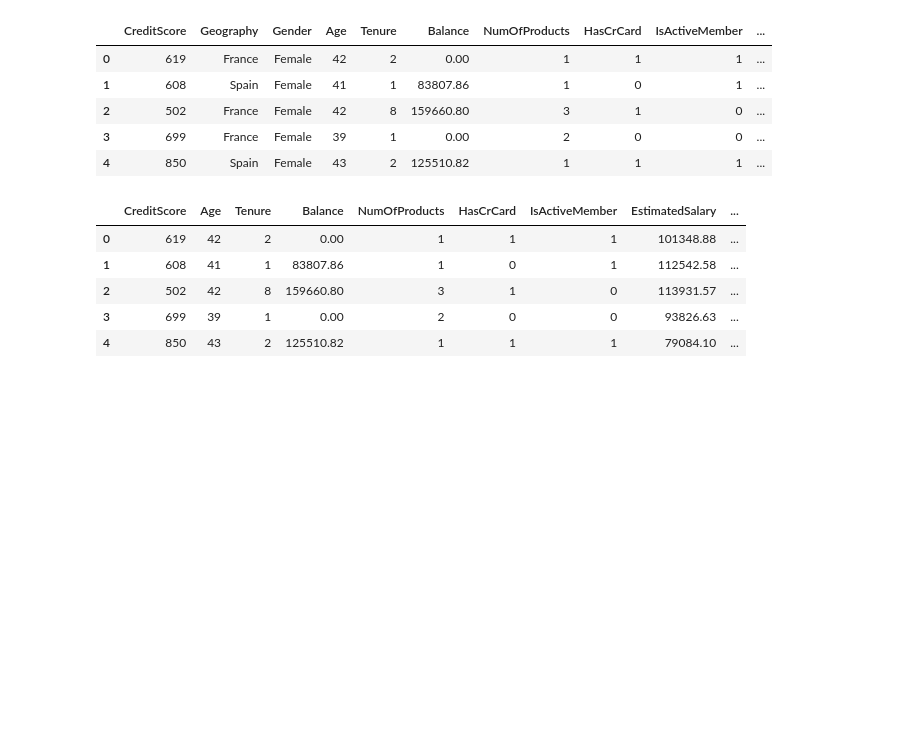
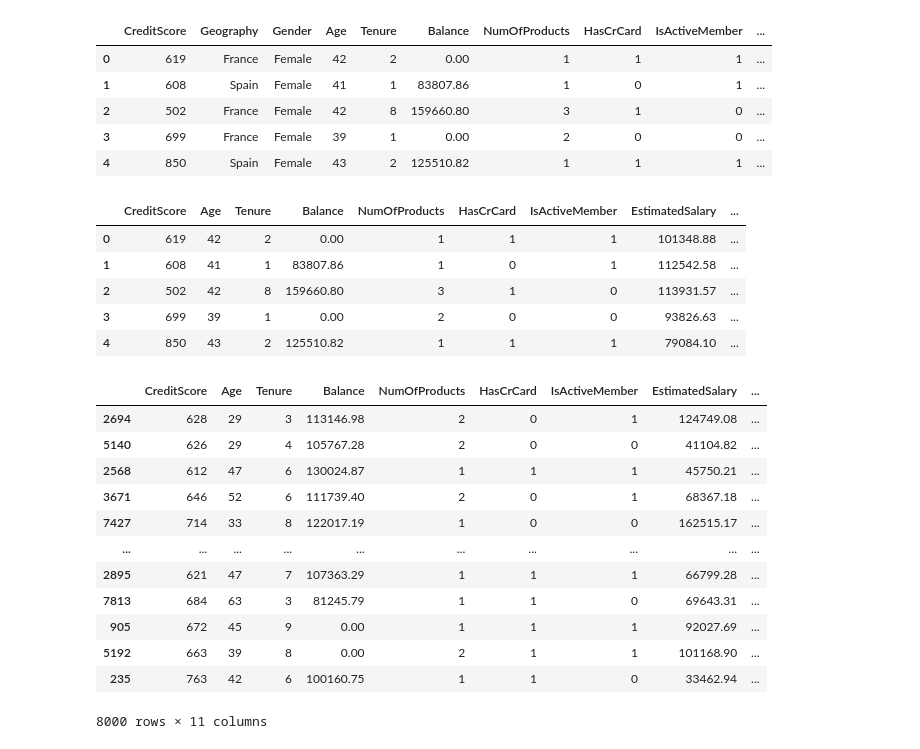
Before and after one commit to netra212/Deep-Learning, a Jupyter notebook: credit-card-cus-churn-prediction/creditChurnPrediction.ipynb, the cells around one changed output. Drawn from its saved outputs; the diff is of its cells as text; code cells hidden in the pictures; blank space fills up the shorter version.

Commit message:
credit card churn predictions

```diff
--- a/credit-card-cus-churn-prediction/creditChurnPrediction.ipynb
+++ b/credit-card-cus-churn-prediction/creditChurnPrediction.ipynb
@@ -110,0 +112,23 @@ df.head()
+# %%
+from sklearn.model_selection import train_test_split
+
+X = df.drop(columns=['Exited'])
+y = df['Exited']
+
+X_train, X_test, y_train, y_test = train_test_split(X, y, test_size=0.2, random_state=1)
+# %%
+X_train
+# %% [output]
+|  | CreditScore | Age | Tenure | Balance | NumOfProducts | HasCrCard | IsActiveMember | EstimatedSalary | ... |
+| 2694 | 628 | 29 | 3 | 113146.98 | 2 | 0 | 1 | 124749.08 | ... |
+| 5140 | 626 | 29 | 4 | 105767.28 | 2 | 0 | 0 | 41104.82 | ... |
+| 2568 | 612 | 47 | 6 | 130024.87 | 1 | 1 | 1 | 45750.21 | ... |
+| 3671 | 646 | 52 | 6 | 111739.40 | 2 | 0 | 1 | 68367.18 | ... |
+| 7427 | 714 | 33 | 8 | 122017.19 | 1 | 0 | 0 | 162515.17 | ... |
+| ... | ... | ... | ... | ... | ... | ... | ... | ... | ... |
+| 2895 | 621 | 47 | 7 | 107363.29 | 1 | 1 | 1 | 66799.28 | ... |
+| 7813 | 684 | 63 | 3 | 81245.79 | 1 | 1 | 0 | 69643.31 | ... |
+| 905 | 672 | 45 | 9 | 0.00 | 1 | 1 | 1 | 92027.69 | ... |
+| 5192 | 663 | 39 | 8 | 0.00 | 2 | 1 | 1 | 101168.90 | ... |
+| 235 | 763 | 42 | 6 | 100160.75 | 1 | 1 | 0 | 33462.94 | ... |
+8000 rows × 11 columns
```
Also changed, not shown: parts of 20 cells of this notebook.
